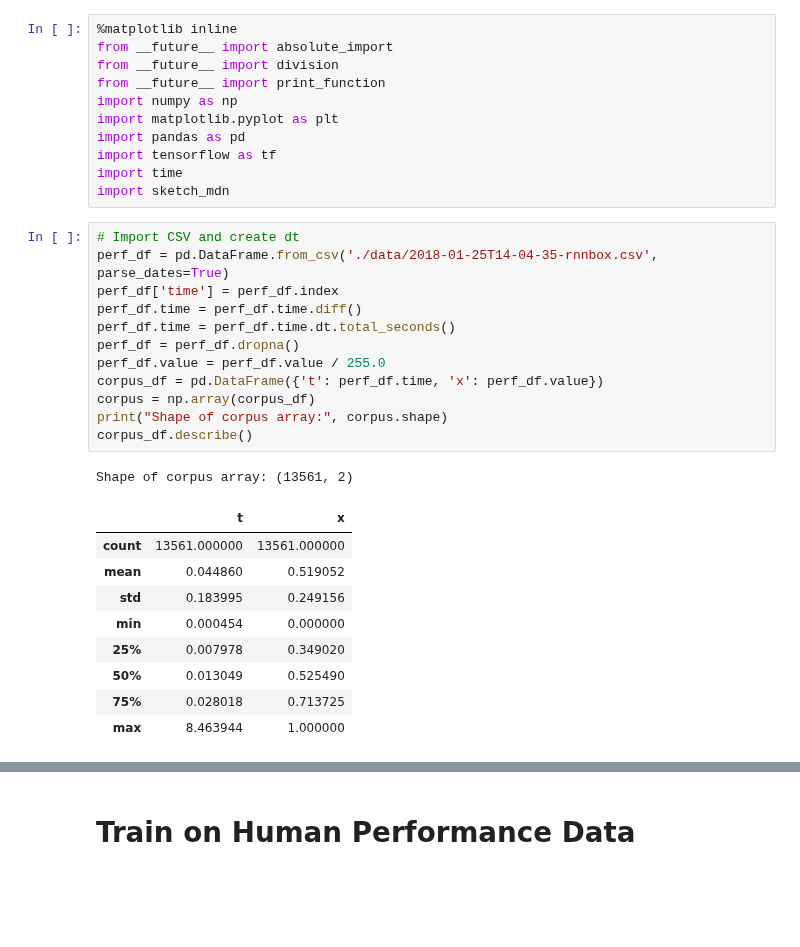
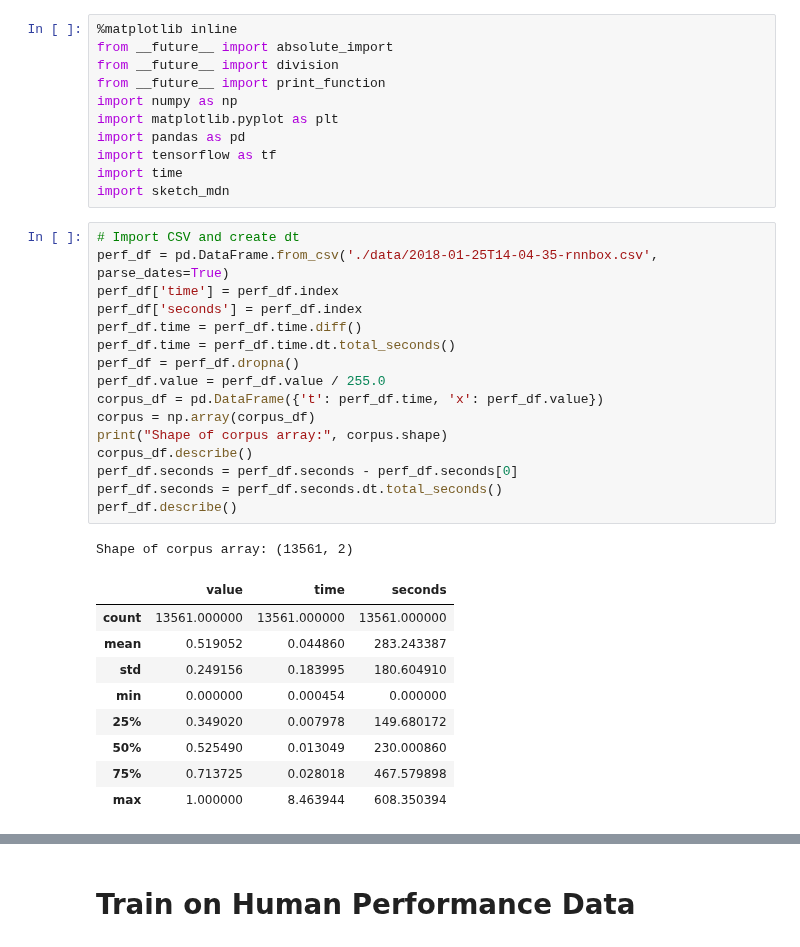
Before and after one commit to cpmpercussion/impsy, a Jupyter notebook: train_human_mdn.ipynb, the cells around one changed output, grey strips where cells are left out. Drawn from its saved outputs; the diff is of its cells as text; blank space fills up the shorter version.

```diff
--- a/train_human_mdn.ipynb
+++ b/train_human_mdn.ipynb
@@ -16,23 +16,27 @@ import sketch_mdn
 # %%
 # Import CSV and create dt
 perf_df = pd.DataFrame.from_csv('./data/2018-01-25T14-04-35-rnnbox.csv', parse_dates=True)
 perf_df['time'] = perf_df.index
+perf_df['seconds'] = perf_df.index
 perf_df.time = perf_df.time.diff()
 perf_df.time = perf_df.time.dt.total_seconds()
 perf_df = perf_df.dropna()
 perf_df.value = perf_df.value / 255.0
 corpus_df = pd.DataFrame({'t': perf_df.time, 'x': perf_df.value})
 corpus = np.array(corpus_df)
 print("Shape of corpus array:", corpus.shape)
 corpus_df.describe()
+perf_df.seconds = perf_df.seconds - perf_df.seconds[0]
+perf_df.seconds = perf_df.seconds.dt.total_seconds()
+perf_df.describe()
 # %% [output]
 Shape of corpus array: (13561, 2)
-|  | t | x |
-| count | 13561.000000 | 13561.000000 |
-| mean | 0.044860 | 0.519052 |
-| std | 0.183995 | 0.249156 |
-| min | 0.000454 | 0.000000 |
-| 25% | 0.007978 | 0.349020 |
-| 50% | 0.013049 | 0.525490 |
-| 75% | 0.028018 | 0.713725 |
-| max | 8.463944 | 1.000000 |
+|  | value | time | seconds |
+| count | 13561.000000 | 13561.000000 | 13561.000000 |
+| mean | 0.519052 | 0.044860 | 283.243387 |
+| std | 0.249156 | 0.183995 | 180.604910 |
+| min | 0.000000 | 0.000454 | 0.000000 |
+| 25% | 0.349020 | 0.007978 | 149.680172 |
+| 50% | 0.525490 | 0.013049 | 230.000860 |
+| 75% | 0.713725 | 0.028018 | 467.579898 |
+| max | 1.000000 | 8.463944 | 608.350394 |
```
Also changed, not shown: parts of 3 cells of this notebook.
